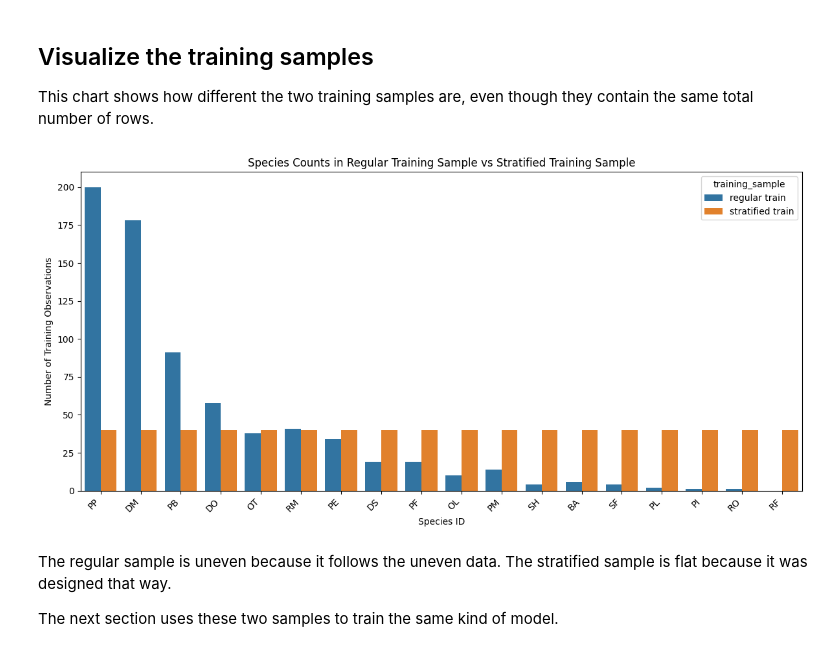
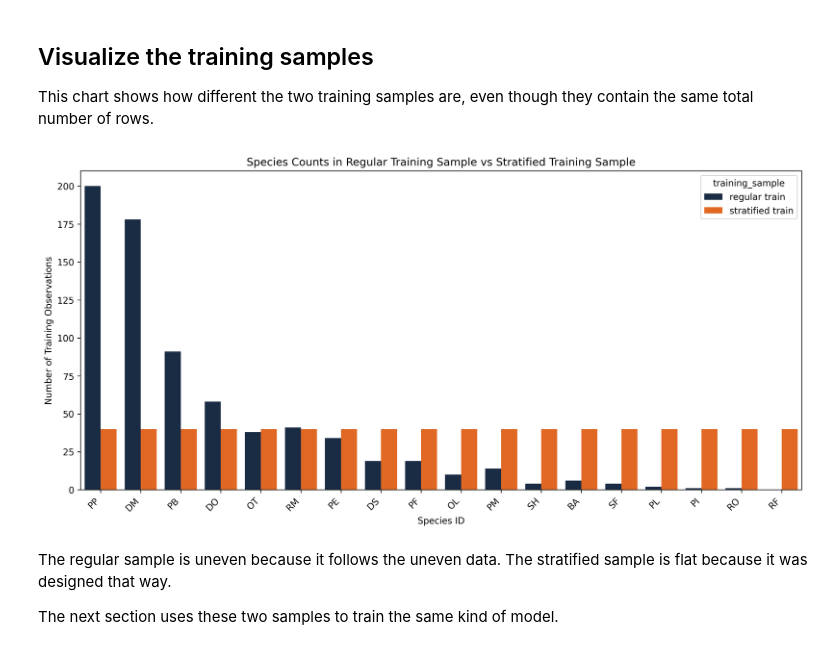
Before and after one commit to cbertrand451/Independent-Study-Data-Aggregation-and-Sampling-Bias, a Jupyter notebook: analysis/sampling_bias/05_machine_learning_preparation.ipynb, the cells around one changed output. Saved outputs shown, nothing was run; the diff lists cells and outputs as text; code cells hidden in the pictures.

```diff
--- a/analysis/sampling_bias/05_machine_learning_preparation.ipynb
+++ b/analysis/sampling_bias/05_machine_learning_preparation.ipynb
@@ -228,39 +227,11 @@ That difference can change which species the model predicts well.
 
 This chart shows how different the two training samples are, even though they contain the same total number of rows.
 # %%
+
 # FIG 5.1
-
-training_counts = (
-    training_representation[['regular_train_count', 'stratified_train_count']]
-    .reset_index(names='species_id')
-    .melt(
-        id_vars='species_id',
-        var_name='training_sample',
-        value_name='n_observations'
-    )
-)
-
-training_counts['training_sample'] = (
-    training_counts['training_sample']
-    .str.replace('_count', '', regex=False)
-    .str.replace('_', ' ', regex=False)
-)
-
-plt.figure(figsize=(12, 6))
-sns.barplot(
-    data=training_counts,
-    x='species_id',
-    y='n_observations',
-    hue='training_sample'
-)
-plt.xticks(rotation=45, ha='right')
-plt.title('Species Counts in Regular Training Sample vs Stratified Training Sample')
-plt.xlabel('Species ID')
-plt.ylabel('Number of Training Observations')
-plt.tight_layout()
-plt.show()
+display(Image(filename="../../images/fig_5_1.png"))
 # %% [output]
-[figure, old version]
+[figure, new version]
 # %% [markdown]
 The regular sample is uneven because it follows the uneven data. The stratified sample is flat because it was designed that way.
 
```
Also changed, not shown: parts of 2 cells of this notebook, 5 other files.
